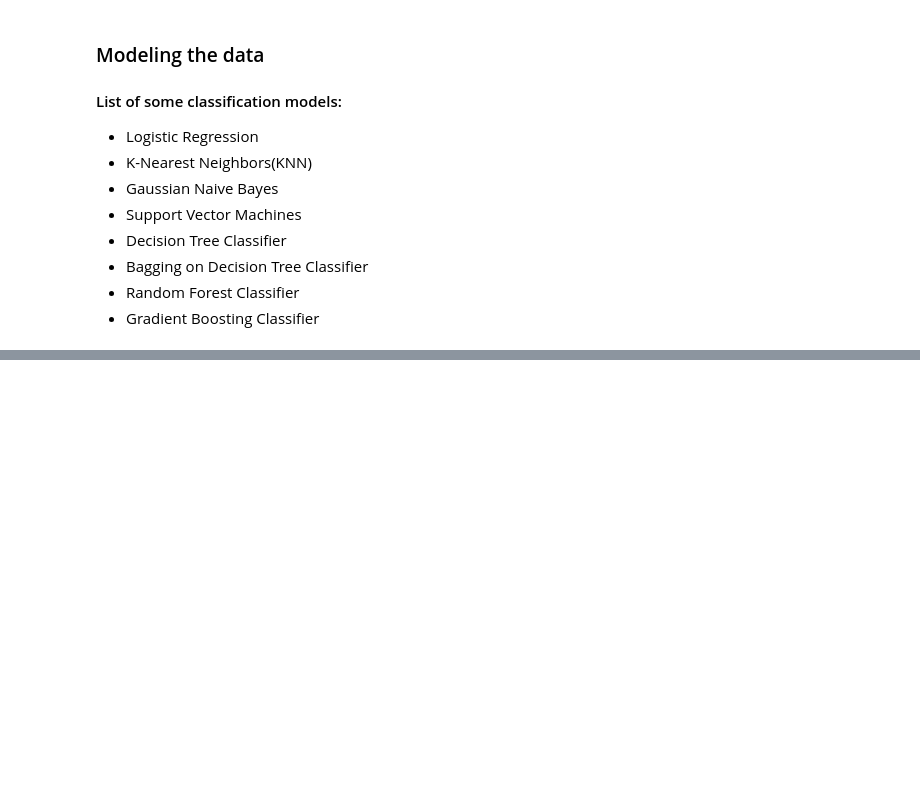
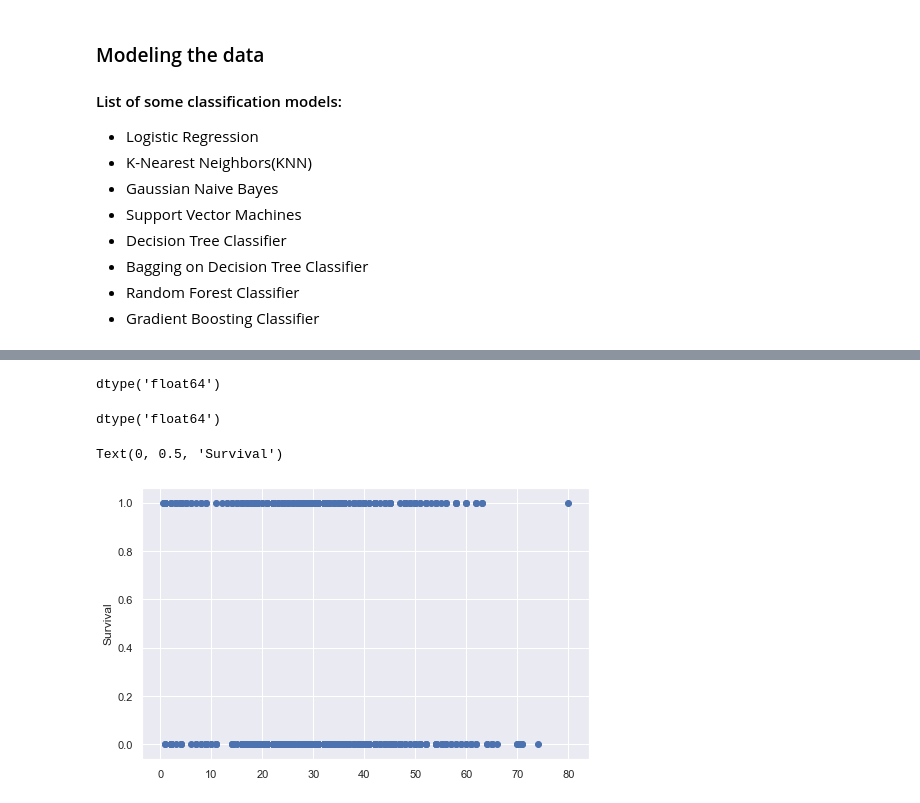
Before and after one commit to davidtnly/Python, a Jupyter notebook: MachineLearning/07-titanic-dev.ipynb, the cells around one changed output, grey strips where cells are left out. Cells and saved outputs as stored; diff of their text form; code cells hidden in the pictures; blank space fills up the shorter version.

```diff
--- a/MachineLearning/07-titanic-dev.ipynb
+++ b/MachineLearning/07-titanic-dev.ipynb
@@ -2757,0 +2804,24 @@ mtest = sc.transform(mtest)
+# %%
+# Update the calc_fare feature to a float
+train.calc_fare.dtype
+# %% [output]
+dtype('float64')
+# %%
+train.calc_fare = train.calc_fare.astype(float)
+train.calc_fare.dtype
+# %% [output]
+dtype('float64')
+# %%
+# Create a scatter plot to visualize age and survival
+# Create figure space
+plt.subplots(figsize=(8,5))
+
+# Create scatterplot
+plt.scatter(train.Age, train.Survived)
+
+# Set titles and labels
+plt.xlabel=('Age')
+plt.ylabel('Survival')
+# %% [output]
+Text(0, 0.5, 'Survival')
+[figure, added]
```
Also changed, not shown: parts of 46 cells of this notebook.
